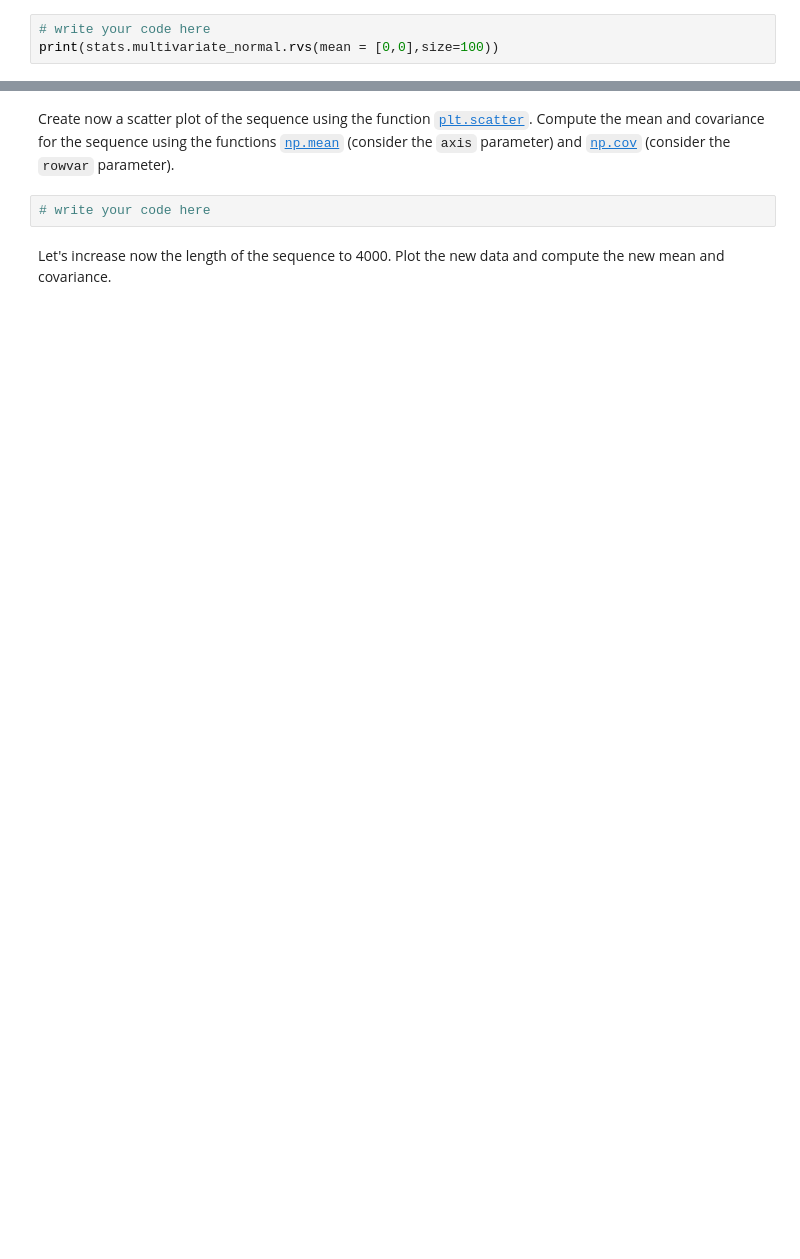
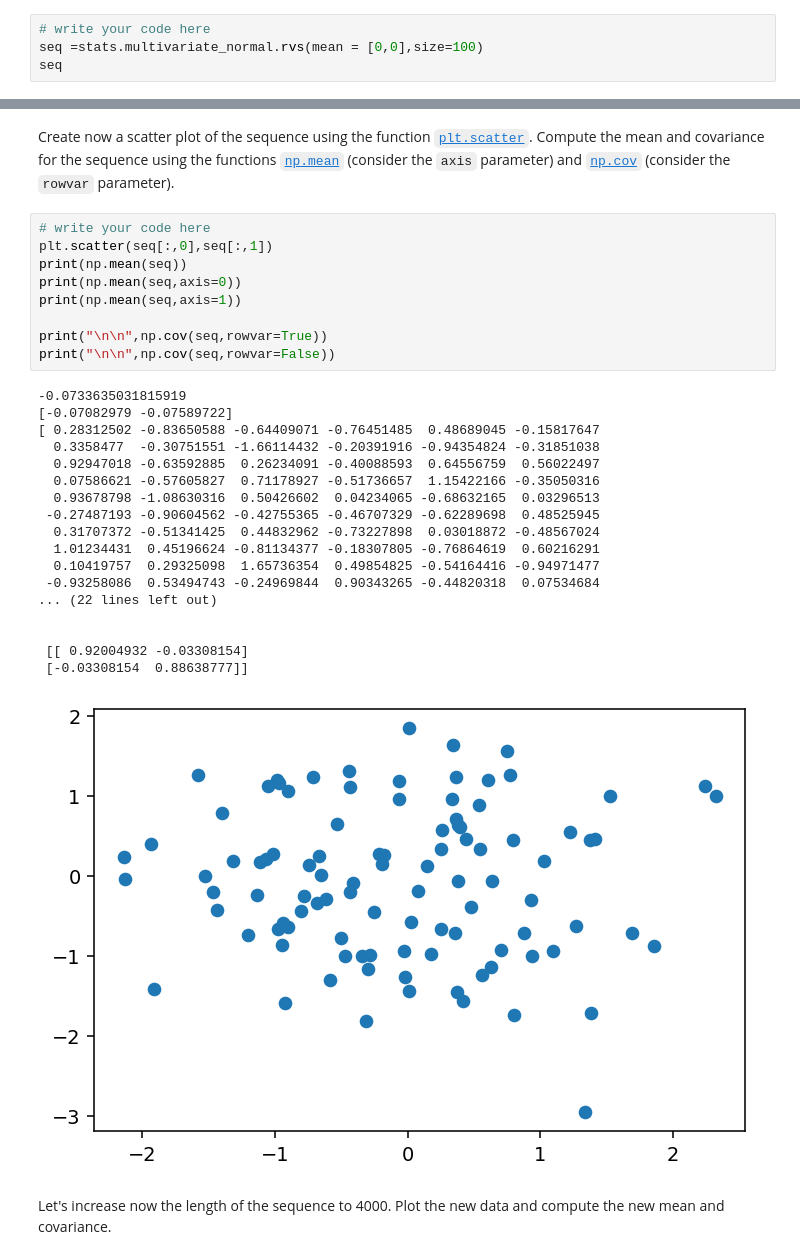
Before and after one commit to JonathanMarriott/COMS20011_2020, a Jupyter notebook: labs/lab_2/labsheet2.ipynb, the cells around one changed output, grey strips where cells are left out. Cells and saved outputs as stored; diff of their text form; blank space fills up the shorter version.

```diff
--- a/labs/lab_2/labsheet2.ipynb
+++ b/labs/lab_2/labsheet2.ipynb
@@ -85,5 +85,6 @@ print(stats.multivariate_normal.pdf([5,4],mean= mu,cov = cov))
 Generate a sequence of 100 random vectors from the 2D distribution above using the function [`stats.multivariate_normal.rvs`](https://docs.scipy.org/doc/scipy/reference/generated/scipy.stats.multivariate_normal.html).
 # %%
 # write your code here
-print(stats.multivariate_normal.rvs(mean = [0,0],size=100))
+seq =stats.multivariate_normal.rvs(mean = [0,0],size=100)
+seq
 # %% [output]
@@ -107,6 +108,32 @@ print(stats.multivariate_normal.rvs(mean = [0,0],size=100))
 # %% [markdown]
 Create now a scatter plot of the sequence using the function [`plt.scatter`](https://matplotlib.org/api/_as_gen/matplotlib.pyplot.scatter.html). Compute the mean and covariance for the sequence using the functions [`np.mean`](https://docs.scipy.org/doc/numpy-1.15.0/reference/generated/numpy.mean.html) (consider the `axis` parameter) and [`np.cov`](https://docs.scipy.org/doc/numpy-1.15.0/reference/generated/numpy.cov.html) (consider the `rowvar` parameter).
-# %%
-# write your code here
+# %%
+# write your code here
+plt.scatter(seq[:,0],seq[:,1])
+print(np.mean(seq))
+print(np.mean(seq,axis=0))
+print(np.mean(seq,axis=1))
+
+print("\n\n",np.cov(seq,rowvar=True))
+print("\n\n",np.cov(seq,rowvar=False))
+# %% [output]
+-0.0733635031815919
+[-0.07082979 -0.07589722]
+[ 0.28312502 -0.83650588 -0.64409071 -0.76451485  0.48689045 -0.15817647
+  0.3358477  -0.30751551 -1.66114432 -0.20391916 -0.94354824 -0.31851038
+  0.92947018 -0.63592885  0.26234091 -0.40088593  0.64556759  0.56022497
+  0.07586621 -0.57605827  0.71178927 -0.51736657  1.15422166 -0.35050316
+  0.93678798 -1.08630316  0.50426602  0.04234065 -0.68632165  0.03296513
+ -0.27487193 -0.90604562 -0.42755365 -0.46707329 -0.62289698  0.48525945
+  0.31707372 -0.51341425  0.44832962 -0.73227898  0.03018872 -0.48567024
+  1.01234431  0.45196624 -0.81134377 -0.18307805 -0.76864619  0.60216291
+  0.10419757  0.29325098  1.65736354  0.49854825 -0.54164416 -0.94971477
+ -0.93258086  0.53494743 -0.24969844  0.90343265 -0.44820318  0.07534684
+... (22 lines left out)
+
+
+ [[ 0.92004932 -0.03308154]
+ [-0.03308154  0.88638777]]
+[figure, added]
 # %% [markdown]
 Let's increase now the length of the sequence to 4000. Plot the new data and compute the new mean and covariance.
```
Also changed, not shown: parts of 15 cells of this notebook, 1 other file.
